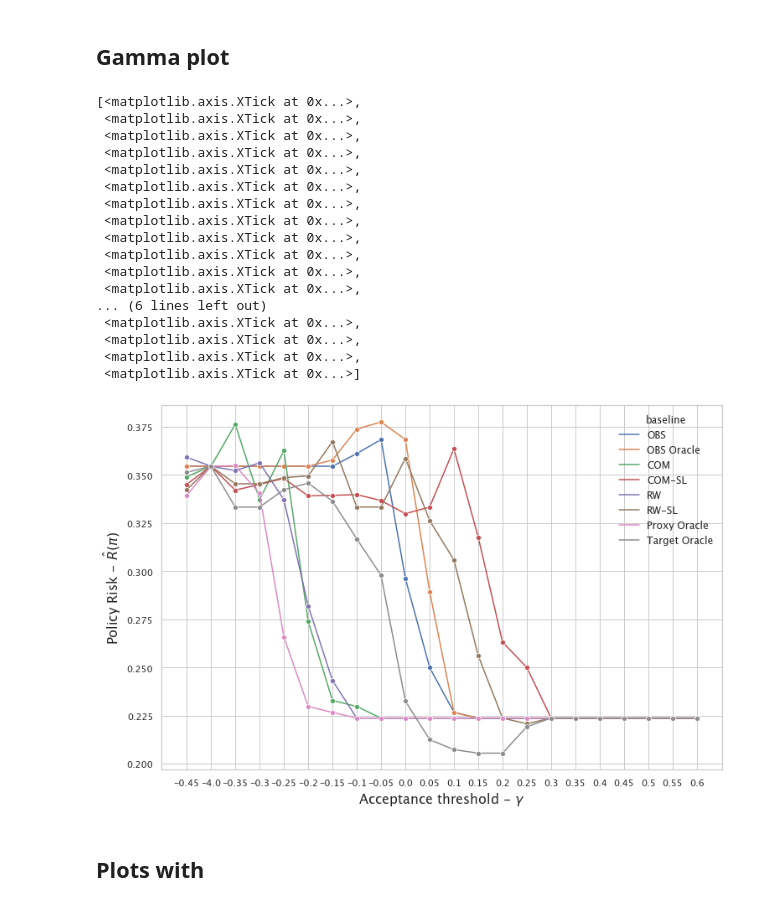
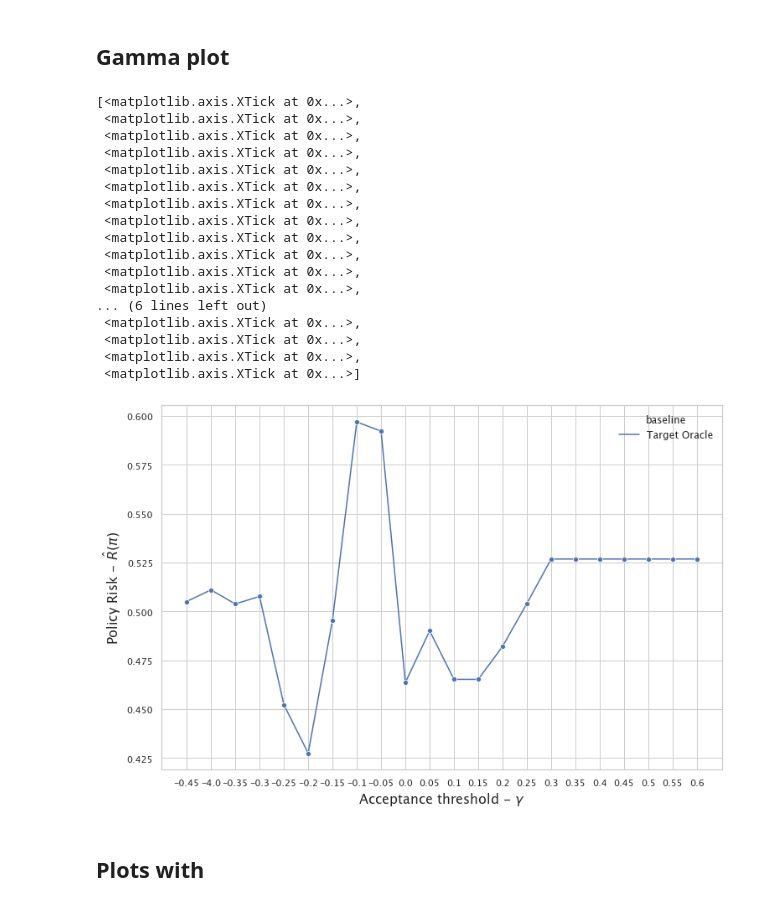
Before and after one commit to lguerdan/counterfactual-decision-support, a Jupyter notebook: notebook_results.ipynb, the cells around one changed output. Drawn from its saved outputs; the diff is of its cells as text; code cells hidden in the pictures.

```diff
--- a/notebook_results.ipynb
+++ b/notebook_results.ipynb
@@ -177,36 +189,38 @@ exp_df = get_ate_result_df('stub_NATE_erm_realworld_crossfit_oracle_params_R10')
 ohie_df = exp_df[exp_df['benchmark'] == 'ohie']
 jobs_df = exp_df[exp_df['benchmark'] == 'jobs']
 
-jobs_df = jobs_df[jobs_df['alpha_0'] == 0.4]
+
+
+jobs_df = jobs_df[(jobs_df['alpha_0'] == 0.3) & (jobs_df['baseline'] == 'Target Oracle')]
 
 gamma_settings = [i for i in jobs_df if 'pr_' in i]
 pr_results = ['baseline'] + gamma_settings
 gammadf = jobs_df[pr_results].melt(id_vars=['baseline'], var_name="gamma", value_name='policy_risk')
 
 plt.figure(figsize=(12,8))
 fig = sns.lineplot(data=gammadf, x='gamma', hue='baseline', y='policy_risk', marker='o', ci=68)
 plt.xlabel('Acceptance threshold - $\gamma$')
 plt.ylabel('Policy Risk - $\hat{R}(\pi)$')
 fig.set_xticks([i for i in range(len(gamma_settings))], labels=[float(i.split('_')[1]) for i in gamma_settings])
 # %% [output]
 [<matplotlib.axis.XTick at 0x...>,
  <matplotlib.axis.XTick at 0x...>,
  <matplotlib.axis.XTick at 0x...>,
  <matplotlib.axis.XTick at 0x...>,
  <matplotlib.axis.XTick at 0x...>,
  <matplotlib.axis.XTick at 0x...>,
  <matplotlib.axis.XTick at 0x...>,
  <matplotlib.axis.XTick at 0x...>,
  <matplotlib.axis.XTick at 0x...>,
  <matplotlib.axis.XTick at 0x...>,
  <matplotlib.axis.XTick at 0x...>,
  <matplotlib.axis.XTick at 0x...>,
 ... (6 lines left out)
  <matplotlib.axis.XTick at 0x...>,
  <matplotlib.axis.XTick at 0x...>,
  <matplotlib.axis.XTick at 0x...>,
  <matplotlib.axis.XTick at 0x...>]
-[figure, old version]
+[figure, new version]
 # %% [markdown]
 ## Plots with
 # %%
```
Also changed, not shown: parts of 11 cells of this notebook, 5 other files.
